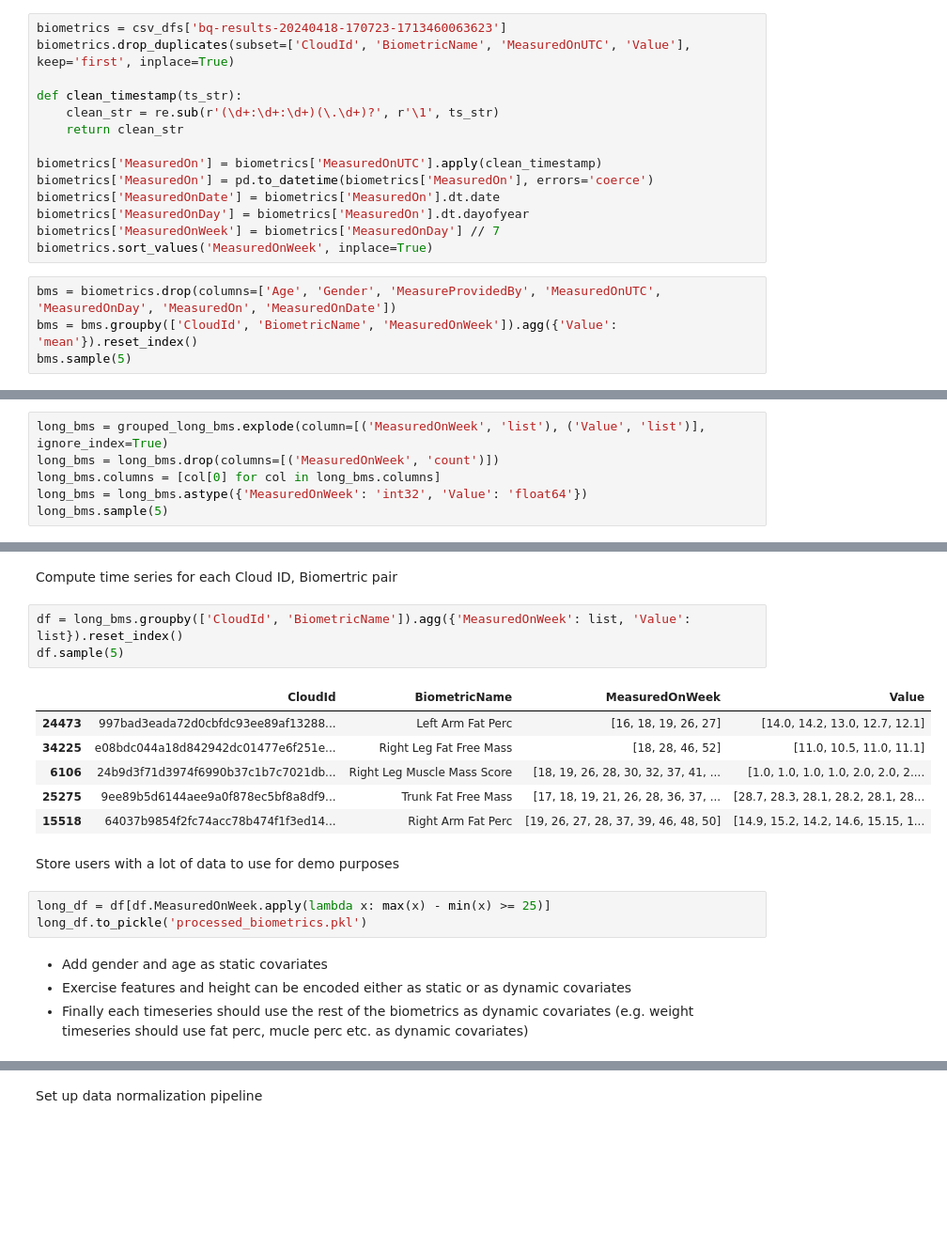
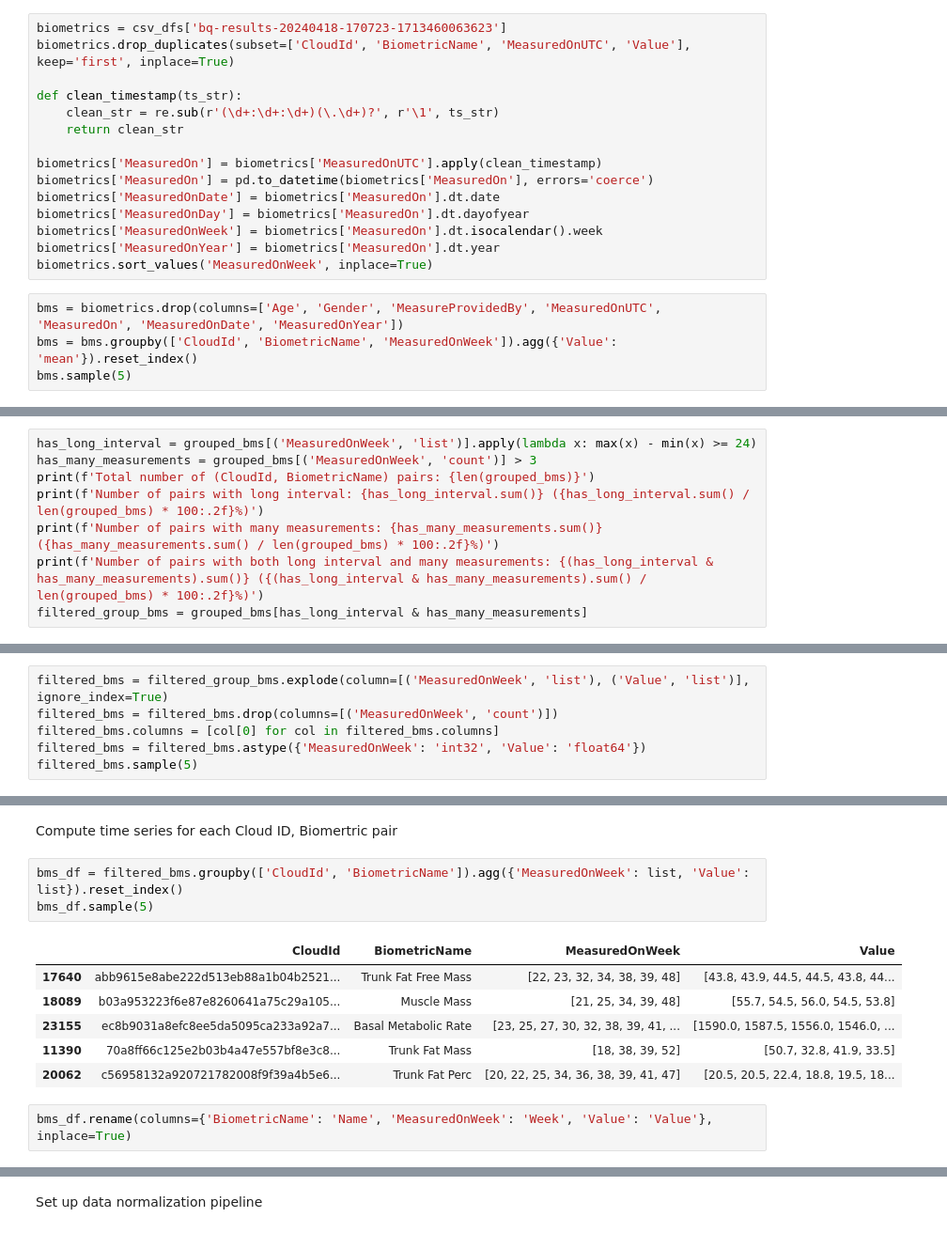
Before and after one commit to ariskoutris/biodash, a Jupyter notebook: forecasting-model/model_training.ipynb, the cells around one changed output, grey strips where cells are left out. Shown at 94% size. Drawn from its saved outputs; the diff is of its cells as text; blank space fills up the shorter version.

```diff
--- a/forecasting-model/model_training.ipynb
+++ b/forecasting-model/model_training.ipynb
@@ -29,10 +31,11 @@ biometrics['MeasuredOn'] = biometrics['MeasuredOnUTC'].apply(clean_timestamp)
 biometrics['MeasuredOn'] = pd.to_datetime(biometrics['MeasuredOn'], errors='coerce')
 biometrics['MeasuredOnDate'] = biometrics['MeasuredOn'].dt.date
 biometrics['MeasuredOnDay'] = biometrics['MeasuredOn'].dt.dayofyear
-biometrics['MeasuredOnWeek'] = biometrics['MeasuredOnDay'] // 7
+biometrics['MeasuredOnWeek'] = biometrics['MeasuredOn'].dt.isocalendar().week
+biometrics['MeasuredOnYear'] = biometrics['MeasuredOn'].dt.year
 biometrics.sort_values('MeasuredOnWeek', inplace=True)
 # %%
-bms = biometrics.drop(columns=['Age', 'Gender', 'MeasureProvidedBy', 'MeasuredOnUTC', 'MeasuredOnDay', 'MeasuredOn', 'MeasuredOnDate'])
+bms = biometrics.drop(columns=['Age', 'Gender', 'MeasureProvidedBy', 'MeasuredOnUTC', 'MeasuredOn', 'MeasuredOnDate', 'MeasuredOnYear'])
 bms = bms.groupby(['CloudId', 'BiometricName', 'MeasuredOnWeek']).agg({'Value': 'mean'}).reset_index()
 bms.sample(5)
 # %% [output]
@@ -65,0 +62,8 @@ Total number of sequences:                      234079
+# %%
+has_long_interval = grouped_bms[('MeasuredOnWeek', 'list')].apply(lambda x: max(x) - min(x) >= 24)
+has_many_measurements = grouped_bms[('MeasuredOnWeek', 'count')] > 3
+print(f'Total number of (CloudId, BiometricName) pairs: {len(grouped_bms)}')
+print(f'Number of pairs with long interval: {has_long_interval.sum()} ({has_long_interval.sum() / len(grouped_bms) * 100:.2f}%)')
+print(f'Number of pairs with many measurements: {has_many_measurements.sum()} ({has_many_measurements.sum() / len(grouped_bms) * 100:.2f}%)')
+print(f'Number of pairs with both long interval and many measurements: {(has_long_interval & has_many_measurements).sum()} ({(has_long_interval & has_many_measurements).sum() / len(grouped_bms) * 100:.2f}%)')
+filtered_group_bms = grouped_bms[has_long_interval & has_many_measurements]
@@ -66,8 +75,8 @@ Total number of sequences:                      234079
 # %%
-long_bms = grouped_long_bms.explode(column=[('MeasuredOnWeek', 'list'), ('Value', 'list')], ignore_index=True)
-long_bms = long_bms.drop(columns=[('MeasuredOnWeek', 'count')])
-long_bms.columns = [col[0] for col in long_bms.columns]
-long_bms = long_bms.astype({'MeasuredOnWeek': 'int32', 'Value': 'float64'})
-long_bms.sample(5)
+filtered_bms = filtered_group_bms.explode(column=[('MeasuredOnWeek', 'list'), ('Value', 'list')], ignore_index=True)
+filtered_bms = filtered_bms.drop(columns=[('MeasuredOnWeek', 'count')])
+filtered_bms.columns = [col[0] for col in filtered_bms.columns]
+filtered_bms = filtered_bms.astype({'MeasuredOnWeek': 'int32', 'Value': 'float64'})
+filtered_bms.sample(5)
 # %% [output]
 |  | CloudId | BiometricName | MeasuredOnWeek | Value |
@@ -79,21 +88,14 @@ long_bms.sample(5)
 # %% [markdown]
 Compute time series for each Cloud ID, Biomertric pair
 # %%
-df = long_bms.groupby(['CloudId', 'BiometricName']).agg({'MeasuredOnWeek': list, 'Value': list}).reset_index()
-df.sample(5)
+bms_df = filtered_bms.groupby(['CloudId', 'BiometricName']).agg({'MeasuredOnWeek': list, 'Value': list}).reset_index()
+bms_df.sample(5)
 # %% [output]
 |  | CloudId | BiometricName | MeasuredOnWeek | Value |
-| 24473 | 997bad3eada72d0cbfdc93ee89af13288... | Left Arm Fat Perc | [16, 18, 19, 26, 27] | [14.0, 14.2, 13.0, 12.7, 12.1] |
-| 34225 | e08bdc044a18d842942dc01477e6f251e... | Right Leg Fat Free Mass | [18, 28, 46, 52] | [11.0, 10.5, 11.0, 11.1] |
-| 6106 | 24b9d3f71d3974f6990b37c1b7c7021db... | Right Leg Muscle Mass Score | [18, 19, 26, 28, 30, 32, 37, 41, ... | [1.0, 1.0, 1.0, 1.0, 2.0, 2.0, 2.... |
-| 25275 | 9ee89b5d6144aee9a0f878ec5bf8a8df9... | Trunk Fat Free Mass | [17, 18, 19, 21, 26, 28, 36, 37, ... | [28.7, 28.3, 28.1, 28.2, 28.1, 28... |
-| 15518 | 64037b9854f2fc74acc78b474f1f3ed14... | Right Arm Fat Perc | [19, 26, 27, 28, 37, 39, 46, 48, 50] | [14.9, 15.2, 14.2, 14.6, 15.15, 1... |
+| 17640 | abb9615e8abe222d513eb88a1b04b2521... | Trunk Fat Free Mass | [22, 23, 32, 34, 38, 39, 48] | [43.8, 43.9, 44.5, 44.5, 43.8, 44... |
+| 18089 | b03a953223f6e87e8260641a75c29a105... | Muscle Mass | [21, 25, 34, 39, 48] | [55.7, 54.5, 56.0, 54.5, 53.8] |
+| 23155 | ec8b9031a8efc8ee5da5095ca233a92a7... | Basal Metabolic Rate | [23, 25, 27, 30, 32, 38, 39, 41, ... | [1590.0, 1587.5, 1556.0, 1546.0, ... |
+| 11390 | 70a8ff66c125e2b03b4a47e557bf8e3c8... | Trunk Fat Mass | [18, 38, 39, 52] | [50.7, 32.8, 41.9, 33.5] |
+| 20062 | c56958132a920721782008f9f39a4b5e6... | Trunk Fat Perc | [20, 22, 25, 34, 36, 38, 39, 41, 47] | [20.5, 20.5, 22.4, 18.8, 19.5, 18... |
-# %% [markdown]
-Store users with a lot of data to use for demo purposes
-# %%
-long_df = df[df.MeasuredOnWeek.apply(lambda x: max(x) - min(x) >= 25)]
-long_df.to_pickle('processed_biometrics.pkl')
-# %% [markdown]
-- Add gender and age as static covariates
-- Exercise features and height can be encoded either as static or as dynamic covariates
-- Finally each timeseries should use the rest of the biometrics as dynamic covariates (e.g. weight timeseries should use fat perc, mucle perc etc. as dynamic covariates)
+# %%
+bms_df.rename(columns={'BiometricName': 'Name', 'MeasuredOnWeek': 'Week', 'Value': 'Value'}, inplace=True)
```
Also changed, not shown: parts of 62 cells of this notebook, 8 other files.
